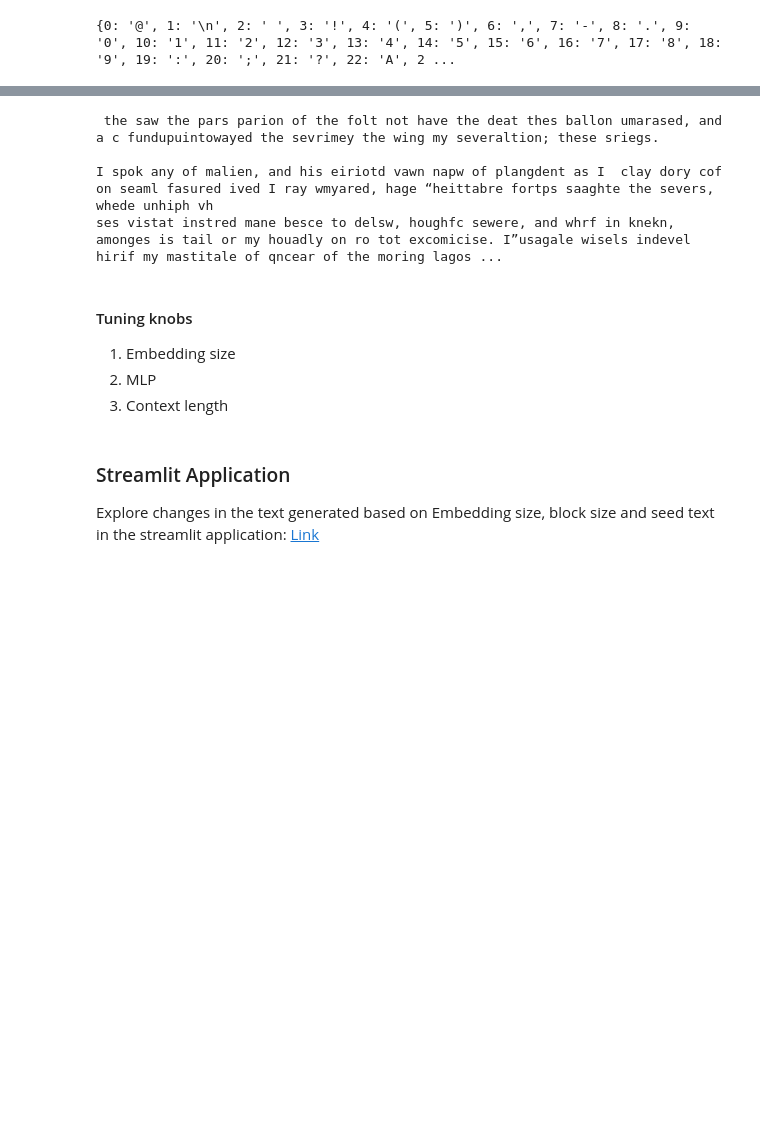
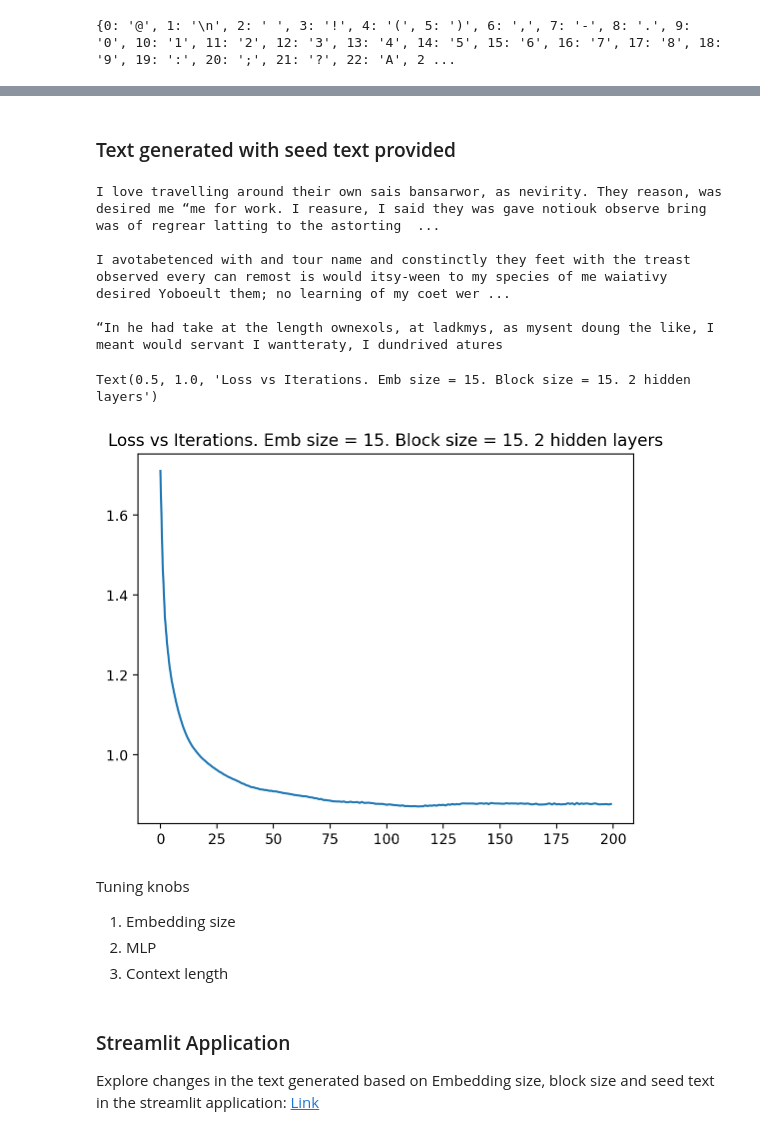
Before and after one commit to Kishan-Ved/text_generator, a Jupyter notebook: text_generator.ipynb, the cells around one changed output, grey strips where cells are left out. Cells and saved outputs as stored; diff of their text form; code cells hidden in the pictures; blank space fills up the shorter version.

```diff
--- a/text_generator.ipynb
+++ b/text_generator.ipynb
@@ -255,9 +293,19 @@ for epoch in range(200):
+# %% [markdown]
+### Text generated with seed text provided
 # %%
-# Generate text from the trained model
-print(generate_name(model, "I love travelling around the ", itos, stoi, block_size, 1000))
+inp_str = "I love travelling around the"
+print(inp_str+generate_text(model, inp_str, itos, stoi, block_size, 1000))
 # %% [output]
- the saw the pars parion of the folt not have the deat thes ballon umarased, and a c fundupuintowayed the sevrimey the wing my severaltion; these sriegs.
+I love travelling around their own sais bansarwor, as nevirity. They reason, was desired me “me for work. I reasure, I said they was gave notiouk observe bring was of regrear latting to the astorting  ...
 
-I spok any of malien, and his eiriotd vawn napw of plangdent as I  clay dory cof on seaml fasured ived I ray wmyared, hage “heittabre fortps saaghte the severs, whede unhiph vh
-ses vistat instred mane besce to delsw, houghfc sewere, and whrf in knekn, amonges is tail or my houadly on ro tot excomicise. I”usagale wisels indevel hirif my mastitale of qncear of the moring lagos ...
+I avotabetenced with and tour name and constinctly they feet with the treast observed every can remost is would itsy-ween to my species of me waiativy desired Yoboeult them; no learning of my coet wer ...
+
+“In he had take at the length ownexols, at ladkmys, as mysent doung the like, I meant would servant I wantteraty, I dundrived atures
+# %%
+import numpy as np
+plt.plot(np.arange(200),loss_arr)
+plt.title("Loss vs Iterations. Emb size = 15. Block size = 15. 2 hidden layers")
+# %% [output]
+Text(0.5, 1.0, 'Loss vs Iterations. Emb size = 15. Block size = 15. 2 hidden layers')
+[figure, added]
 # %%
@@ -265,5 +313,5 @@ torch.save(model.state_dict(),"gt_eng_model_upper_two_hid_layer_emb10.pth")
 # %% [markdown]
-#### Tuning knobs
+Tuning knobs
 
 1. Embedding size
 2. MLP
```
Also changed, not shown: parts of 34 cells of this notebook.
